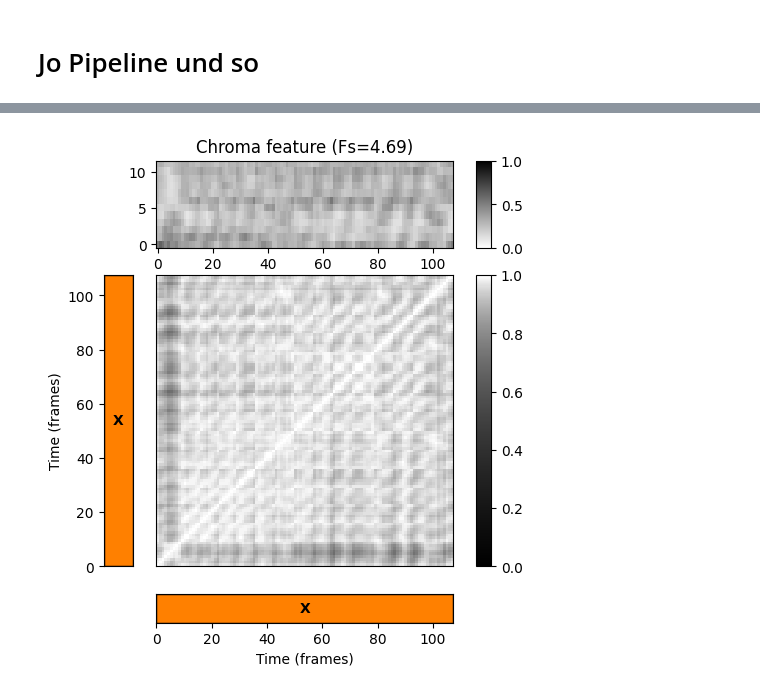
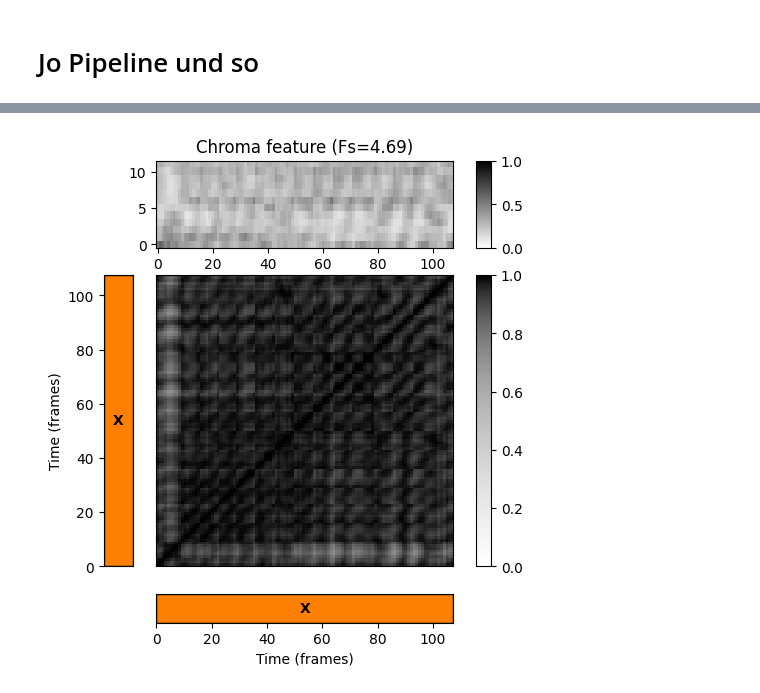
Before and after one commit to Dhracyr/MPA_SSM_and_ScapePlot_C4, a Jupyter notebook: Pipeline.ipynb, the cells around one changed output, grey strips where cells are left out. Cells and saved outputs as stored; diff of their text form; code cells hidden in the pictures.

```diff
--- a/Pipeline.ipynb
+++ b/Pipeline.ipynb
@@ -95,7 +95,7 @@ def plot_feature_ssm(X, Fs_X, S, Fs_S, ann=None, duration=None, color_ann=None,
         fig: Handle for figure
         ax: Handle for axes
     """
-    cmap = libfmp.b.compressed_gray_cmap(alpha=10, reverse=True)
+    cmap = libfmp.b.compressed_gray_cmap(alpha=-10, reverse=False)
     fig, ax = plt.subplots(3, 3, gridspec_kw={'width_ratios': [0.1, 1, 0.05],
                                               'wspace': 0.2,
                                               'height_ratios': [0.3, 1, 0.1]},
@@ -116,31 +116,31 @@ def plot_feature_ssm(X, Fs_X, S, Fs_S, ann=None, duration=None, color_ann=None,
                            direction='vertical', colors=color_ann,
                            time_label=label, time_max=duration*Fs_X)
     return fig, ax
 
 # Waveform
 x, Fs = audios["Kastanienrücken-Zaunkönig"]
 x_duration = (x.shape[0])/Fs
 
 # Chroma Feature Sequence
 N, H = 4096, 1024
 chromagram = librosa.feature.chroma_stft(y=x, sr=Fs, tuning=0, norm=2, hop_length=H, n_fft=N)
 X, Fs_X = libfmp.c3.smooth_downsample_feature_sequence(chromagram, Fs/H, filt_len=41, down_sampling=10)
 
 
 # Annotation
 # filename = 'FMP_C4_Audio_Brahms_HungarianDances-05_Ormandy.csv'
 # fn_ann = os.path.join('..', 'data', 'C4', filename)
 # ann, color_ann = libfmp.c4.read_structure_annotation(fn_ann, fn_ann_color=filename)
 ann, color_ann, x_duration = calculate_ann(x, Fs)
 ann_frames = libfmp.c4.convert_structure_annotation(ann, Fs=Fs_X)
 
 
 # SSM
 X = libfmp.c3.normalize_feature_sequence(X, norm='2', threshold=0.001)
 S = compute_sm_dot(X,X)
 
 fig, ax = plot_feature_ssm(X, 1, S, 1, ann_frames, x_duration*Fs_X,
                            color_ann=color_ann, clim_X=[0,1], clim=[0,1],
                            label='Time (frames)', title='Chroma feature (Fs=%0.2f)'%Fs_X)
 # %% [output]
-[figure, old version]
+[figure, new version]
```
Also changed, not shown: parts of 1 cell of this notebook.
